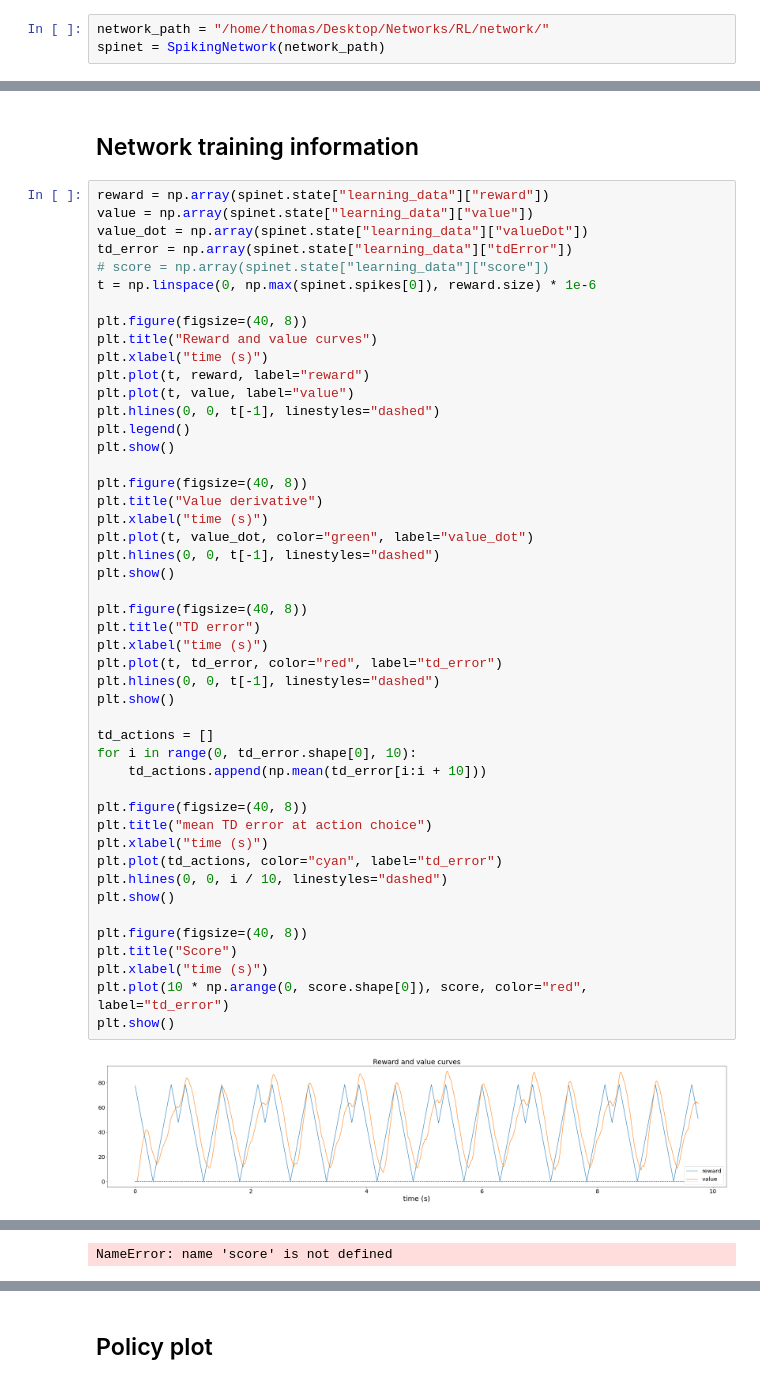
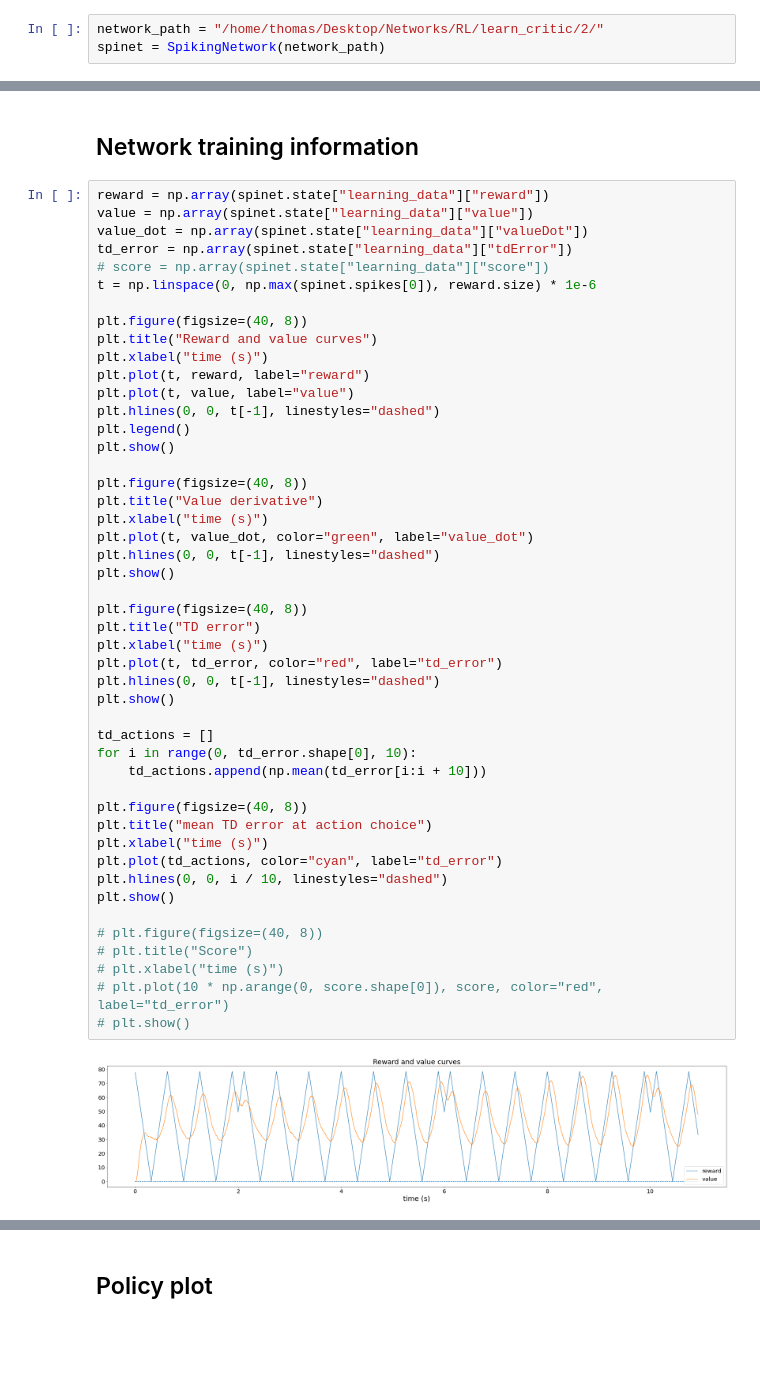
Before and after one commit to comsee-research/Neuvisys-analysis, a Jupyter notebook: Neuvisys.ipynb, the cells around one changed output, grey strips where cells are left out. Cells and saved outputs as stored; diff of their text form; blank space fills up the shorter version.

```diff
--- a/Neuvisys.ipynb
+++ b/Neuvisys.ipynb
@@ -72,7 +72,7 @@ plt.rc('legend', fontsize=SMALL_SIZE)  # legend fontsize
 
 loads various information of the spiking neural network into a SpikingNetwork instance.
 # %%
-network_path = "/home/thomas/Desktop/Networks/RL/network/"
+network_path = "/home/thomas/Desktop/Networks/RL/learn_critic/2/"
 spinet = SpikingNetwork(network_path)
 # %% [markdown]
 ## Weights analysis
@@ -305,36 +281,36 @@ plt.plot(t, value, label="value")
 plt.hlines(0, 0, t[-1], linestyles="dashed")
 plt.legend()
 plt.show()
 
 plt.figure(figsize=(40, 8))
 plt.title("Value derivative")
 plt.xlabel("time (s)")
 plt.plot(t, value_dot, color="green", label="value_dot")
 plt.hlines(0, 0, t[-1], linestyles="dashed")
 plt.show()
 
 plt.figure(figsize=(40, 8))
 plt.title("TD error")
 plt.xlabel("time (s)")
 plt.plot(t, td_error, color="red", label="td_error")
 plt.hlines(0, 0, t[-1], linestyles="dashed")
 plt.show()
 
 td_actions = []
 for i in range(0, td_error.shape[0], 10):
     td_actions.append(np.mean(td_error[i:i + 10]))
 
 plt.figure(figsize=(40, 8))
 plt.title("mean TD error at action choice")
 plt.xlabel("time (s)")
 plt.plot(td_actions, color="cyan", label="td_error")
 plt.hlines(0, 0, i / 10, linestyles="dashed")
 plt.show()
 
-plt.figure(figsize=(40, 8))
-plt.title("Score")
-plt.xlabel("time (s)")
-plt.plot(10 * np.arange(0, score.shape[0]), score, color="red", label="td_error")
-plt.show()
+# plt.figure(figsize=(40, 8))
+# plt.title("Score")
+# plt.xlabel("time (s)")
+# plt.plot(10 * np.arange(0, score.shape[0]), score, color="red", label="td_error")
+# plt.show()
 # %% [output]
-[figure, old version]
+[figure, new version]
@@ -344 +319,0 @@ plt.show()
-NameError: name 'score' is not defined
```
Also changed, not shown: parts of 7 cells of this notebook, 4 other files.
